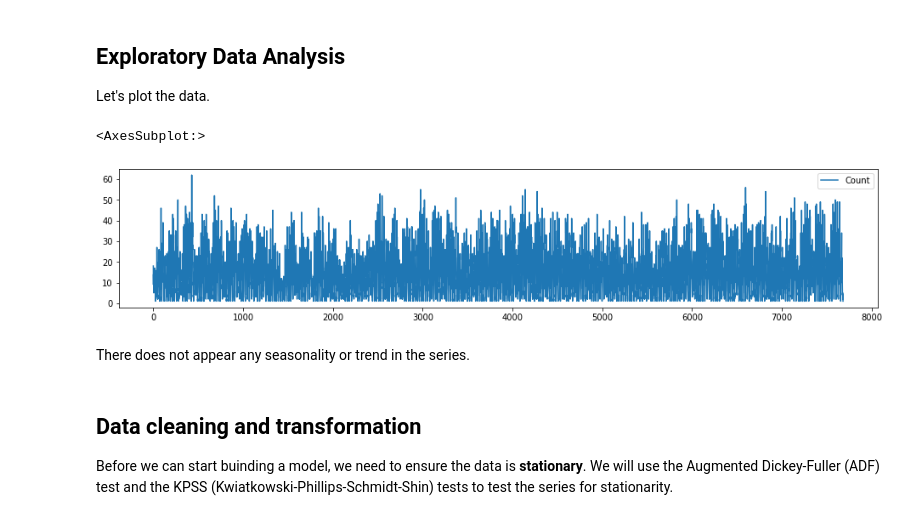
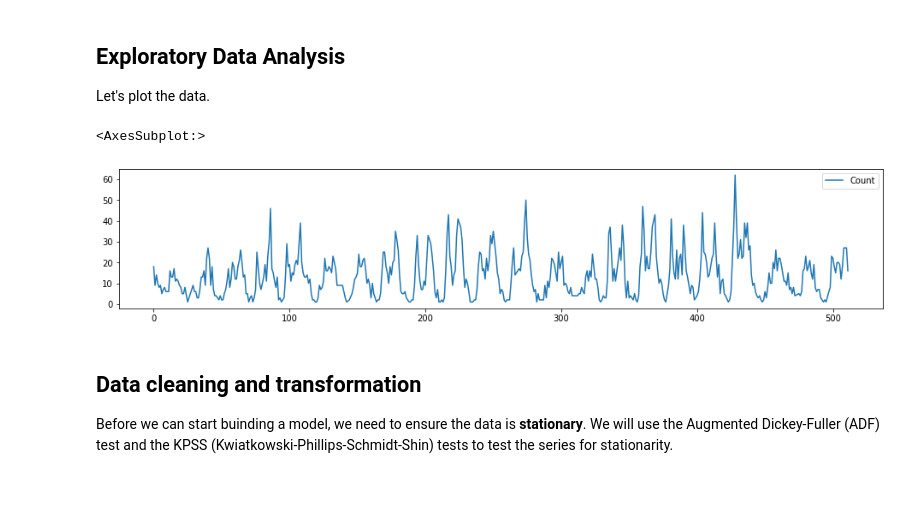
Before and after one commit to Amarilda/MscAston, a Jupyter notebook: Road Accidents/BNK432.ipynb, the cells around one changed output. Cells and saved outputs as stored; diff of their text form; code cells hidden in the pictures; blank space fills up the shorter version.

```diff
--- a/Road Accidents/BNK432.ipynb
+++ b/Road Accidents/BNK432.ipynb
@@ -204,2 +95,0 @@ def is_it_weekend(x):
-# %%
-df['Weekend'] = df.datetime.apply(is_it_weekend)
@@ -349,15 +134,14 @@ Name: Count, dtype: float64
 # %% [markdown]
 Select 2 columns for forecasting
 # %%
-df = df[['datetime', 'Count']]
+df2 = df[['datetime', 'Count']]
 # %%
-df.DatetimeIndex = df.datetime
-
-del df['datetime']
+df2.DatetimeIndex = df2.datetime
+del df2['datetime']
 # %%
 from sklearn.model_selection import train_test_split
 
-train_set, test_set = train_test_split(df, test_size=0.1, random_state=7, shuffle=False)
+train_set, test_set = train_test_split(df2, test_size=0.1, random_state=7, shuffle=False)
 print(f"{train_set.shape[0]} train and {test_set.shape[0]} test instances")
 # %% [output]
 7594 train and 844 test instances
@@ -366,12 +150,10 @@ print(f"{train_set.shape[0]} train and {test_set.shape[0]} test instances")
 
 Let's plot the data.
 # %%
-train_set.plot(figsize=(16,3))
+train_set[:500].plot(figsize=(16,3))
 # %% [output]
 <AxesSubplot:>
-[figure, old version]
+[figure, new version]
-# %% [markdown]
-There does not appear any seasonality or trend in the series.
 # %% [markdown]
 ## Data cleaning and transformation
 
```
Also changed, not shown: parts of 120 cells of this notebook.
